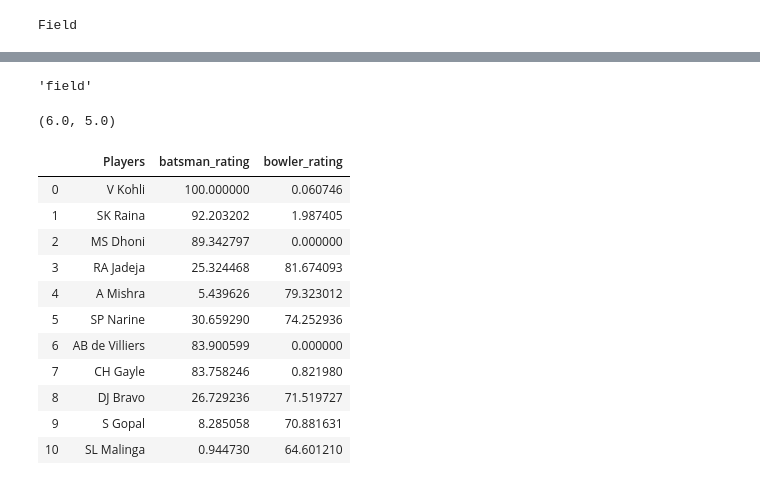
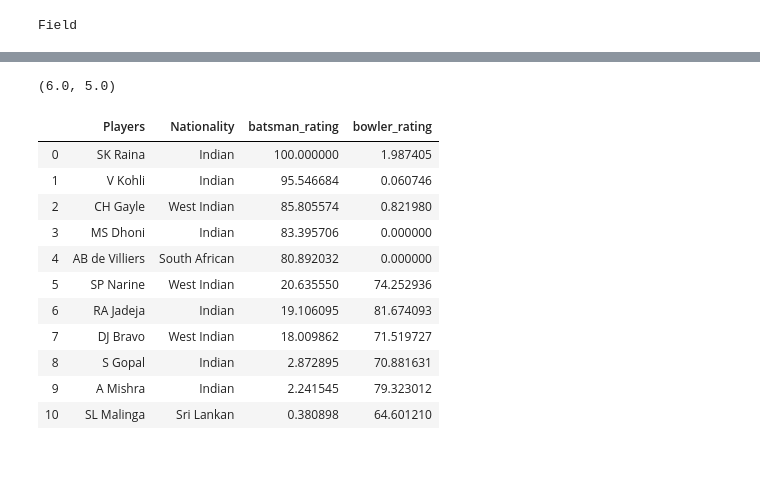
Before and after one commit to Lavitra15/ClassicXI, a Jupyter notebook: Code/DA_Project.ipynb, the cells around one changed output, grey strips where cells are left out. Cells and saved outputs as stored; diff of their text form; code cells hidden in the pictures.

```diff
--- a/Code/DA_Project.ipynb
+++ b/Code/DA_Project.ipynb
@@ -1042,18 +990,3 @@ Length: 65, dtype: int64
-# %%
-'''
-def get_stadium_bias(df, venue):
-    bat = df[venue]["bat"]
-    field = df[venue]["field"]
-    if bat > field:
-        return "bat"
-    else:
-        return "field"
-
-venue = "M Chinnaswamy Stadium"
-get_stadium_bias(temp_df, venue)
-'''
-# %% [output]
-'field'
 # %%
 def get_stadium_bias(data, venue):
     bat = 0
@@ -1073,33 +1006,54 @@ get_stadium_bias(new_data, 'M Chinnaswamy Stadium')
 # %% [output]
 (6.0, 5.0)
 # %%
-def new_selection_function(given_team, batsman_rating, bowler_rating, data):
-    temp = pd.merge(given_team, batsman_rating, left_on="Players", right_index=True)
+def latest_team_selecter(given_team, batsman_rating, bowler_rating, data, player_details, venue):
+    #finding nationality of each player
+    team_details = list()
+    for i in range(len(given_team)):
+        for j in range(len(player_details)):
+            if set(player_details['shortName'][j]).issuperset(given_team['Players'][i]) or set(given_team['Players'][i]).issuperset(player_details['shortName'][j]):
+                team_details.append({'Players': given_team['Players'][i], 'Nationality': player_details['nationality'][j]})
+                break
+    team_deatils = pd.DataFrame(team_details)
+
+    #merging details, batting and bowling rankings
+    temp = pd.merge(team_deatils, batsman_rating, left_on="Players", right_index=True)
     temp = pd.merge(temp, bowler_rating, left_on="Players", right_index=True, how="left").fillna(0).reset_index(drop=True)
+
+    #selecting top 6 players(top 3 each)
     top_3_bowlers = temp.sort_values(by=["bowler_rating", "batsman_rating"], ascending=False).head(3)
     top_3_batsman = temp.sort_values(by=["batsman_rating", "bowler_rating"], ascending=False).head(3)
     selected_team = pd.concat([top_3_batsman, top_3_bowlers]).reset_index(drop=True)
-    temp2 = temp.apply(lambda x: temp.loc[~x.isin(selected_team[x.name]),x.name]).fillna(0)
-    bowler_bias, batsman_bias = get_stadium_bias(new_data, "M Chinnaswamy Stadium")
+
+    #seeing who's not selected yet
+    temp2 = temp.merge(selected_team.drop_duplicates(), on=['Players', 'Nationality', 'batsman_rating', 'bowler_rating'], how='left', indicator=True)
+    temp2 = temp2[temp2['_merge'] == 'left_only'].drop(columns='_merge')
+
+    #checking if we should have more bowlers than batsmen
+    bowler_bias, batsman_bias = get_stadium_bias(new_data, venue)
     bowlers = 3 if bowler_bias > batsman_bias else 2
     batsmen = 3 if bowler_bias < batsman_bias else 2
+
+    #accodingly select the remaining 5 players
     remaining_bowlers = temp2.sort_values(by="bowler_rating", ascending=False).head(int(bowlers))
     remaining_batsmen = temp2.sort_values(by="batsman_rating", ascending=False).head(int(batsmen))
     selected_team = pd.merge(selected_team, remaining_batsmen, how="outer")
     selected_team = pd.merge(selected_team, remaining_bowlers, how="outer")
+    selected_team = selected_team.sort_values(by="batsman_rating", ascending=False).reset_index(drop=True)
+
     return selected_team
 # %%
-new_selection_function(given_team, batsman_rating, bowler_rating, new_data)
+latest_team_selecter(given_team, batsman_rating, bowler_rating, new_data, player_details, venue="M Chinnaswamy Stadium")
 # %% [output]
-|  | Players | batsman_rating | bowler_rating |
-| 0 | V Kohli | 100.000000 | 0.060746 |
-| 1 | SK Raina | 92.203202 | 1.987405 |
-| 2 | MS Dhoni | 89.342797 | 0.000000 |
-| 3 | RA Jadeja | 25.324468 | 81.674093 |
-| 4 | A Mishra | 5.439626 | 79.323012 |
-| 5 | SP Narine | 30.659290 | 74.252936 |
-| 6 | AB de Villiers | 83.900599 | 0.000000 |
-| 7 | CH Gayle | 83.758246 | 0.821980 |
-| 8 | DJ Bravo | 26.729236 | 71.519727 |
-| 9 | S Gopal | 8.285058 | 70.881631 |
-| 10 | SL Malinga | 0.944730 | 64.601210 |
+|  | Players | Nationality | batsman_rating | bowler_rating |
+| 0 | SK Raina | Indian | 100.000000 | 1.987405 |
+| 1 | V Kohli | Indian | 95.546684 | 0.060746 |
+| 2 | CH Gayle | West Indian | 85.805574 | 0.821980 |
+| 3 | MS Dhoni | Indian | 83.395706 | 0.000000 |
+| 4 | AB de Villiers | South African | 80.892032 | 0.000000 |
+| 5 | SP Narine | West Indian | 20.635550 | 74.252936 |
+| 6 | RA Jadeja | Indian | 19.106095 | 81.674093 |
+| 7 | DJ Bravo | West Indian | 18.009862 | 71.519727 |
+| 8 | S Gopal | Indian | 2.872895 | 70.881631 |
+| 9 | A Mishra | Indian | 2.241545 | 79.323012 |
+| 10 | SL Malinga | Sri Lankan | 0.380898 | 64.601210 |
```
Also changed, not shown: parts of 39 cells of this notebook.
